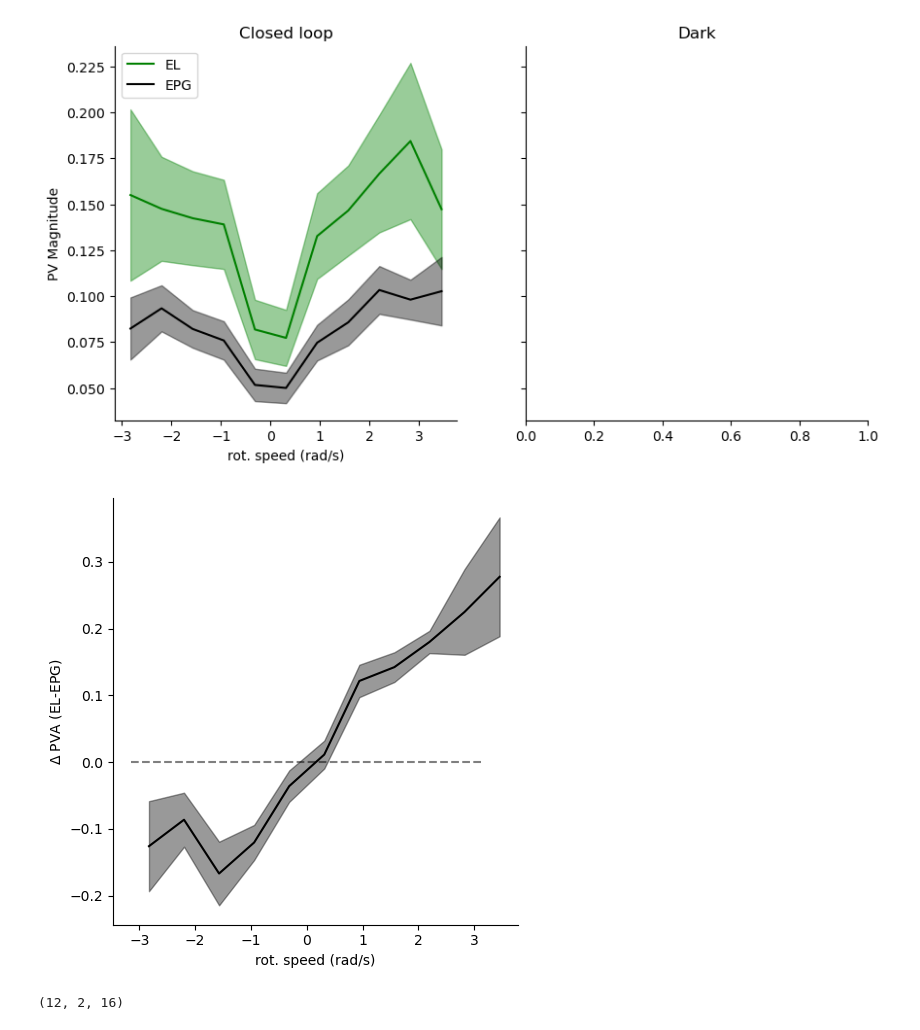
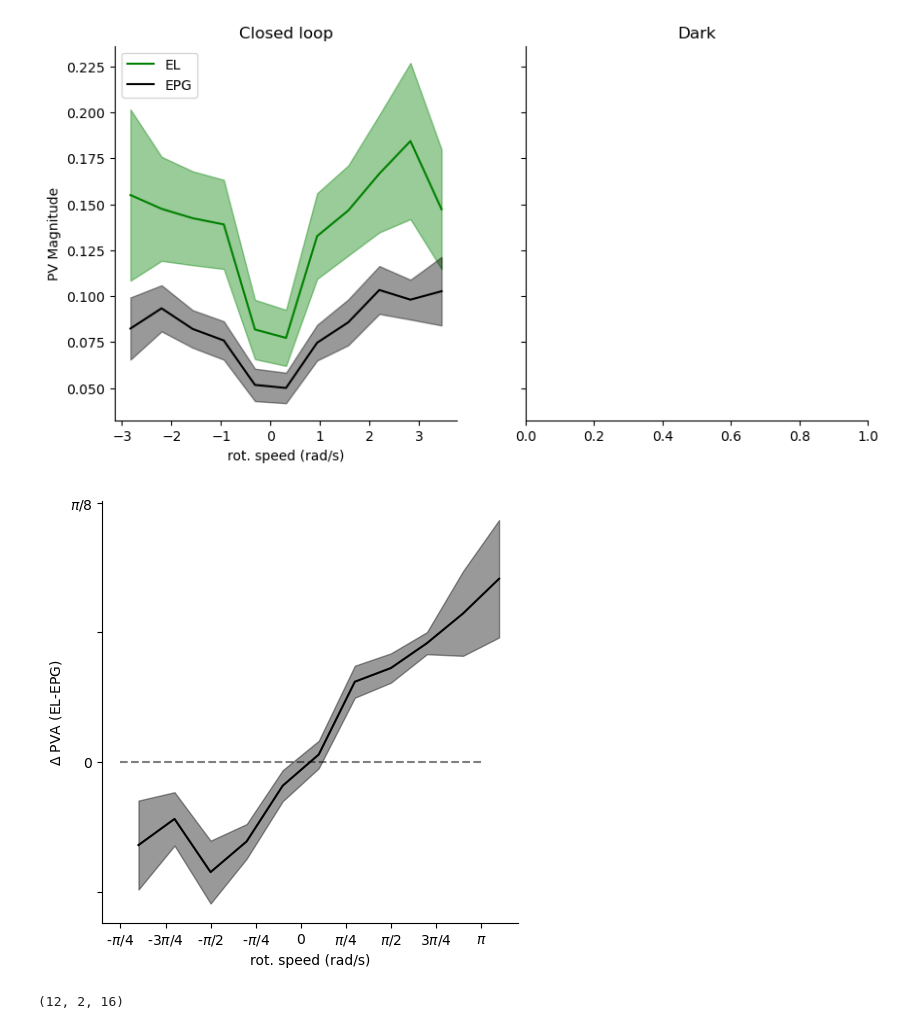
Before and after one commit to yfisher-lab/NeuromodPlasticity, a Jupyter notebook: NeuromodPlasticity/figures/EL_EPG_coimaging/DTE_data.ipynb, the cells around one changed output. Saved outputs shown, nothing was run; the diff lists cells and outputs as text; code cells hidden in the pictures.

```diff
--- a/NeuromodPlasticity/figures/EL_EPG_coimaging/DTE_data.ipynb
+++ b/NeuromodPlasticity/figures/EL_EPG_coimaging/DTE_data.ipynb
@@ -130,24 +130,30 @@ Text(0.5, 0, 'rot. speed (rad/s)')
 # %%
 fig,ax = plt.subplots(sharey=True, figsize=[5,5])
 dh_bin_centers_deg = dh_bin_centers*180/np.pi
 pvd_dig = np.stack(grouped_pvd.loc[grouped_pvd['cl']==1,'pva_diff'])
 mu, sem = np.nanmean(pvd_dig, axis=0), sp.stats.sem(pvd_dig, axis=0, nan_policy='omit')
 ax.plot(dh_bin_centers, mu, color='black')
 ax.fill_between(dh_bin_centers, mu-sem, mu+sem, color='black', alpha=.4)
+
+_ = ax.set_yticks([-np.pi/4,-3*np.pi/16, -np.pi/8, -np.pi/16, 0, np.pi/16, np.pi/8, 3*np.pi/16, np.pi/4],
+                  labels=[  r"-$\pi$/4", "", r"-$\pi$/8", "", 0, "", r"$\pi$/8", "", r"$\pi$/4"])
+
+_ = ax.set_xticks([-np.pi,-3*np.pi/4, -np.pi/2, -np.pi/4, 0, np.pi/4, np.pi/2, 3*np.pi/4, np.pi],
+                  labels=[  r"-$\pi$/4", r"-3$\pi$/4", r"-$\pi$/2", r"-$\pi$/4", 0, r"$\pi$/4", r"$\pi$/2", r"3$\pi$/4", r"$\pi$"])
 
 
 
 ax.spines['top'].set_visible(False)
 ax.spines['right'].set_visible(False)
 
 
 ax.set_ylabel(r'$\Delta$ PVA (EL-EPG)')
 ax.set_xlabel('rot. speed (rad/s)')
 ax.plot([-np.pi,np.pi], [0,0], 'k--', alpha=.5, zorder=-1)
 
 fig.tight_layout()
 # %% [output]
-[figure, old version]
+[figure, new version]
 # %%
 def shift_by_max(arr, sortby_index):
 
```
Also changed, not shown: 4 other files.
